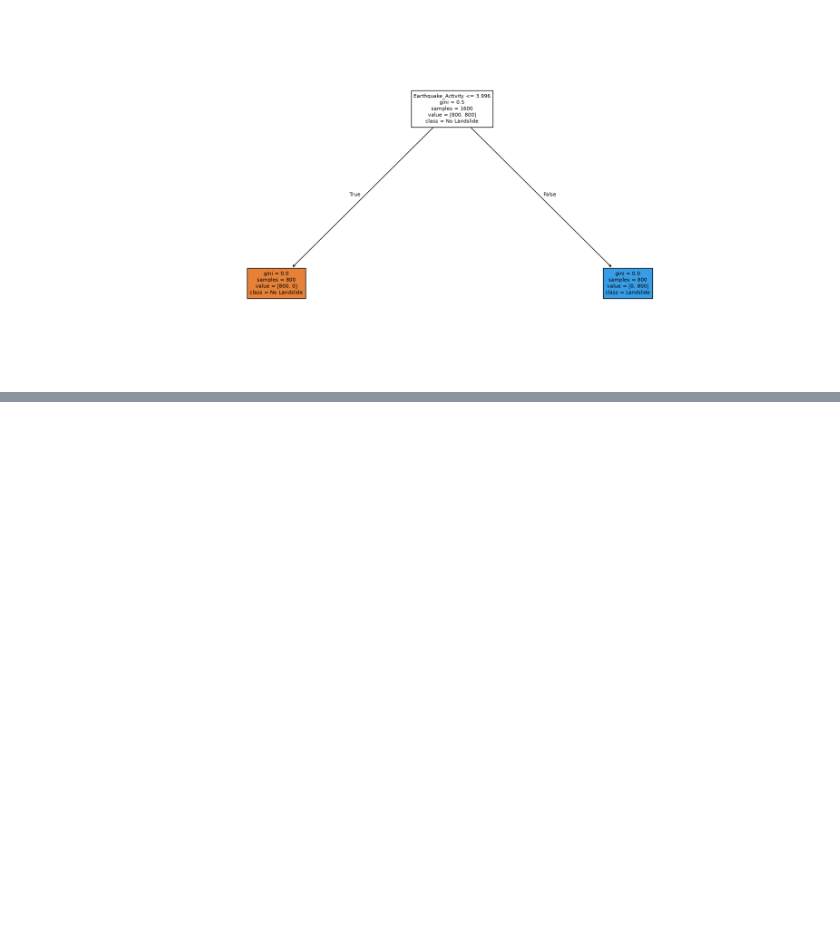
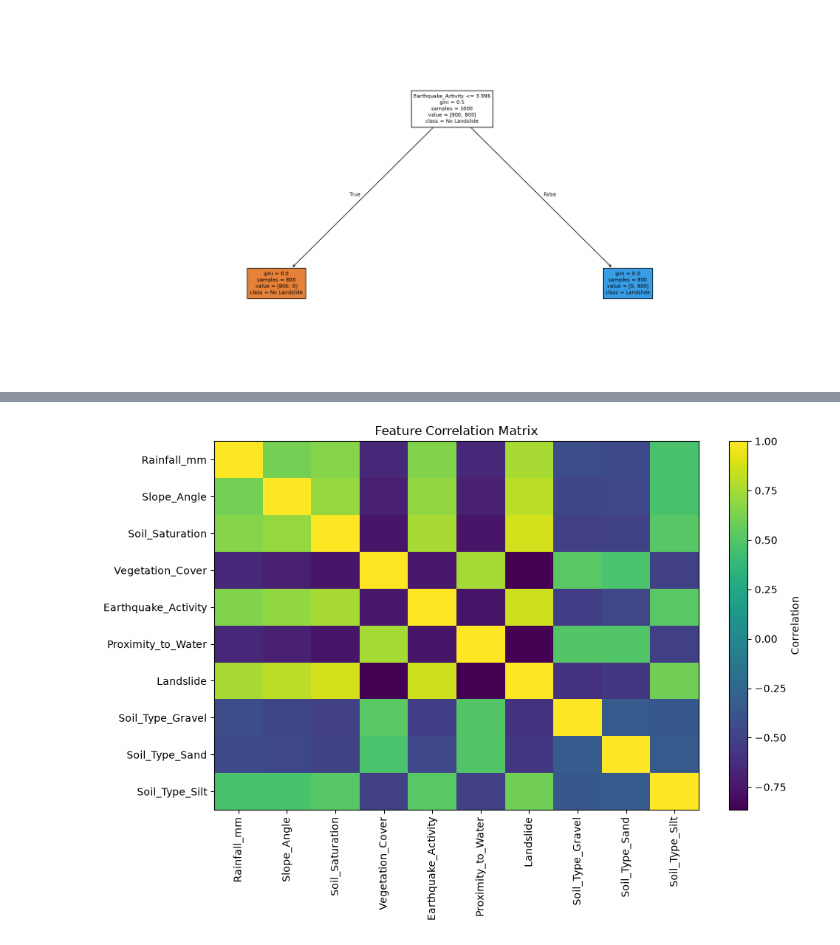
Before and after one commit to shreyanworks25-code/Landslide-Prediction, a Jupyter notebook: Landslide_Prediction.ipynb, the cells around one changed output, grey strips where cells are left out. Cells and saved outputs as stored; diff of their text form; code cells hidden in the pictures; blank space fills up the shorter version.

Commit message:
Update landslide prediction notebook and README

```diff
--- a/Landslide_Prediction.ipynb
+++ b/Landslide_Prediction.ipynb
@@ -298,0 +719,6 @@ Shallow tree (depth=3) accuracy: 1.0
+# %%
+import matplotlib.pyplot as plt
+
+correlation_matrix = df.corr(numeric_only=True)
+
+print(correlation_matrix["Landslide"].sort_values(ascending=False))
@@ -298,0 +737,24 @@ Shallow tree (depth=3) accuracy: 1.0
+# %%
+plt.figure(figsize=(10, 7))
+
+plt.imshow(correlation_matrix, aspect="auto")
+
+plt.xticks(
+    range(len(correlation_matrix.columns)),
+    correlation_matrix.columns,
+    rotation=90
+)
+
+plt.yticks(
+    range(len(correlation_matrix.columns)),
+    correlation_matrix.columns
+)
+
+plt.colorbar(label="Correlation")
+
+plt.title("Feature Correlation Matrix")
+
+plt.tight_layout()
+plt.show()
+# %% [output]
+[figure, added]
```
Also changed, not shown: parts of 19 cells of this notebook.
